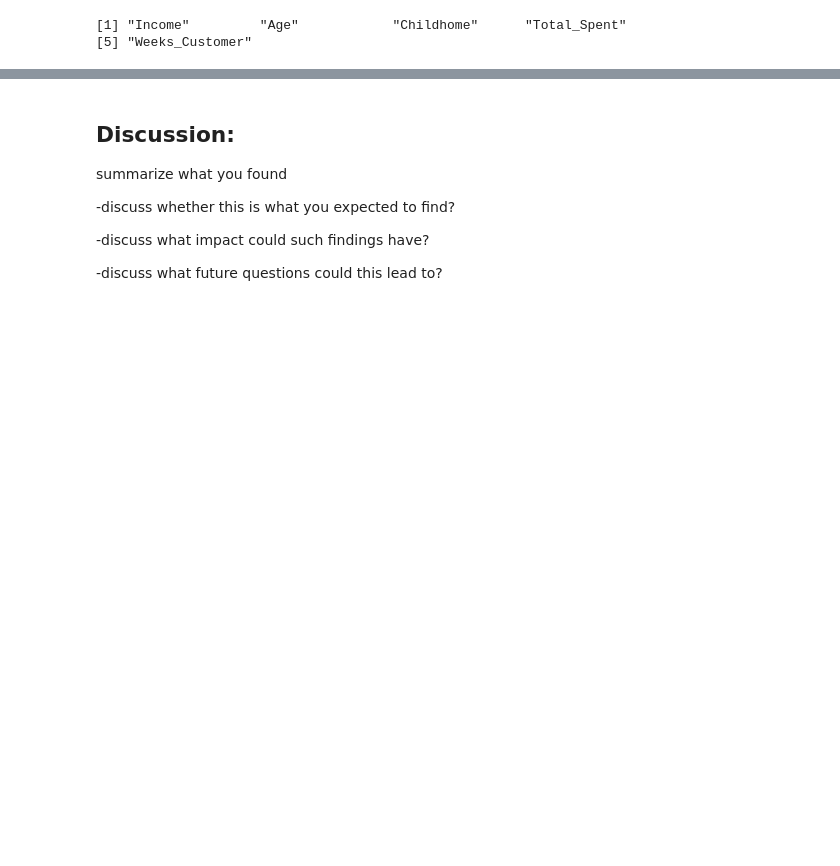
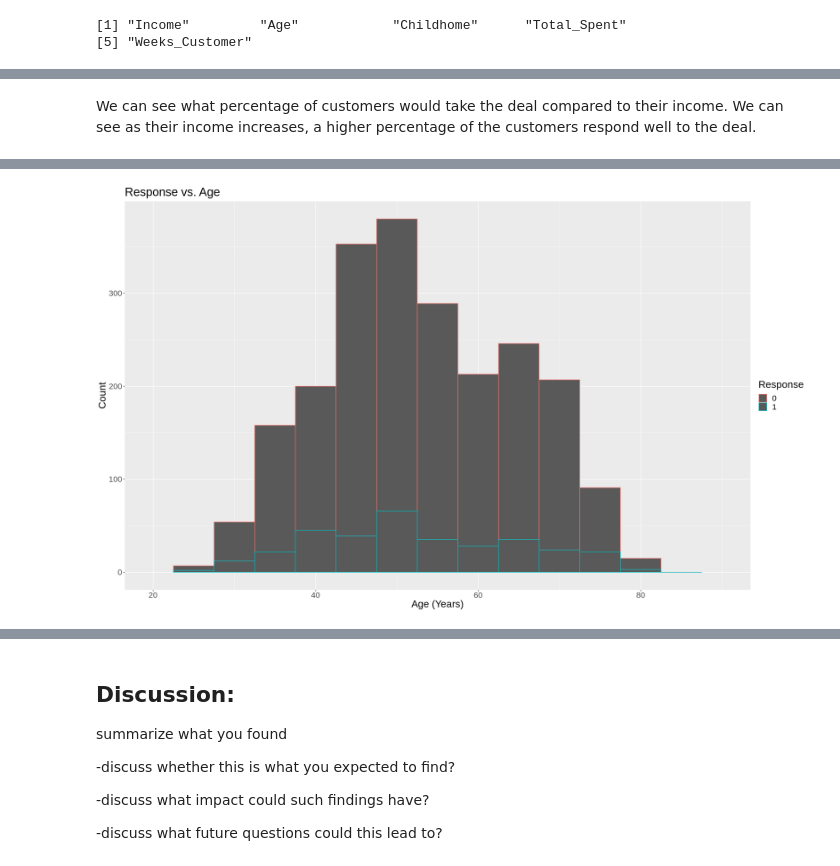
Before and after one commit to nchan315/DSCI_100_007_16_Project, a Jupyter notebook: Project.ipynb, the cells around one changed output, grey strips where cells are left out. Saved outputs shown, nothing was run; the diff lists cells and outputs as text; code cells hidden in the pictures; blank space fills up the shorter version.

```diff
--- a/Project.ipynb
+++ b/Project.ipynb
@@ -347,0 +358,12 @@ FOR  NO RELATIONSHIP: use Income+Childhome+Total_Spent+Age
+# %% [markdown]
+We can see what percentage of customers would take the deal compared to their income. We can see as their income increases, a higher percentage of the customers respond well to the deal.
+# %%
+age_hist <- store_data |>
+    ggplot(aes(x=Age)) +
+           geom_histogram(aes(colour = Response), binwidth = 5) +
+            labs(x = "Age (Years)", y = "Count", colour = "Response") +
+ggtitle("Response vs. Age") +
+xlim(20, 90) +
+theme(text = element_text(size = 20))
+age_hist
+# %% [output]
@@ -347,0 +374 @@ FOR  NO RELATIONSHIP: use Income+Childhome+Total_Spent+Age
+[figure, added]
```
Also changed, not shown: parts of 19 cells of this notebook.
